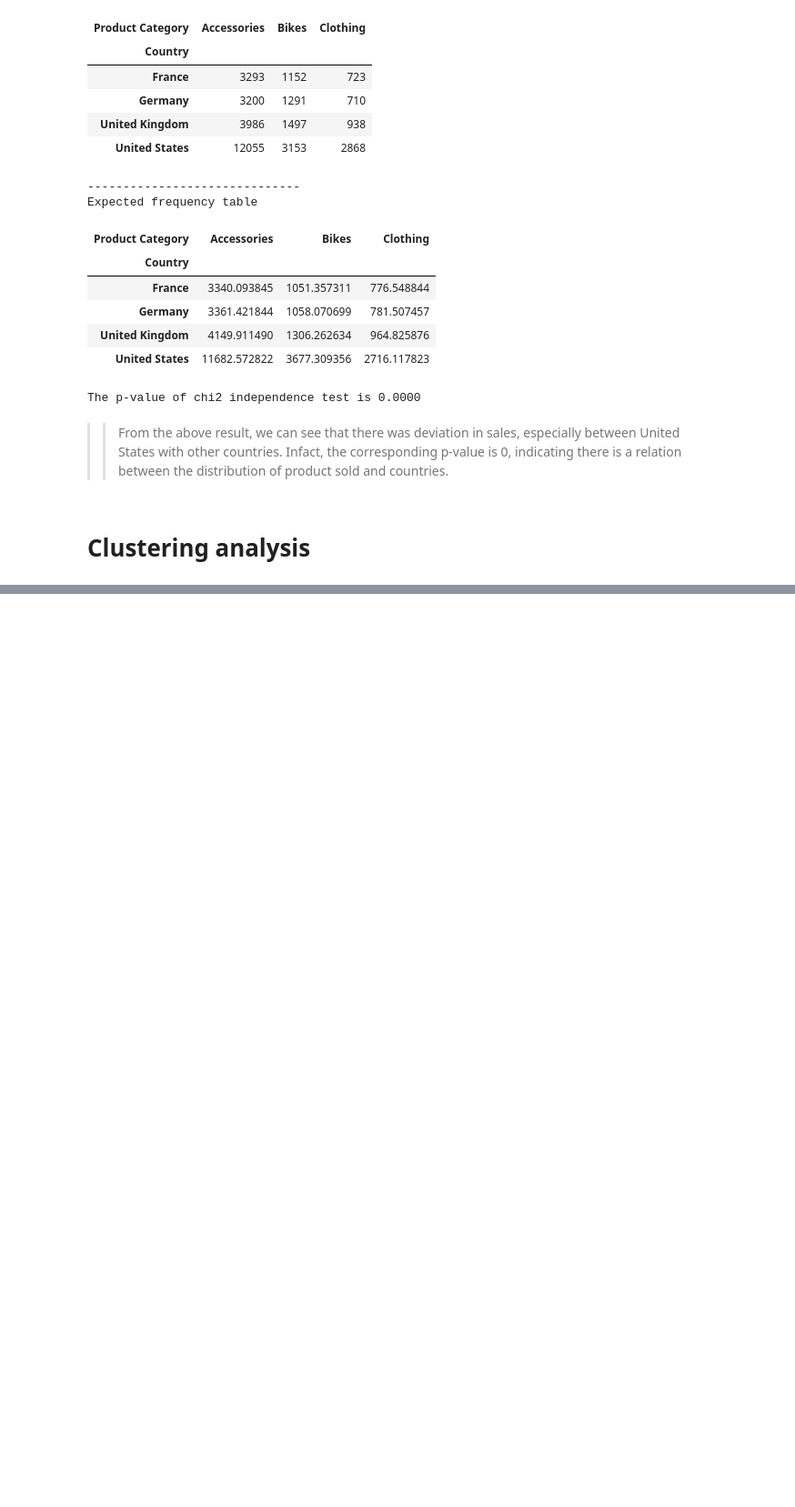
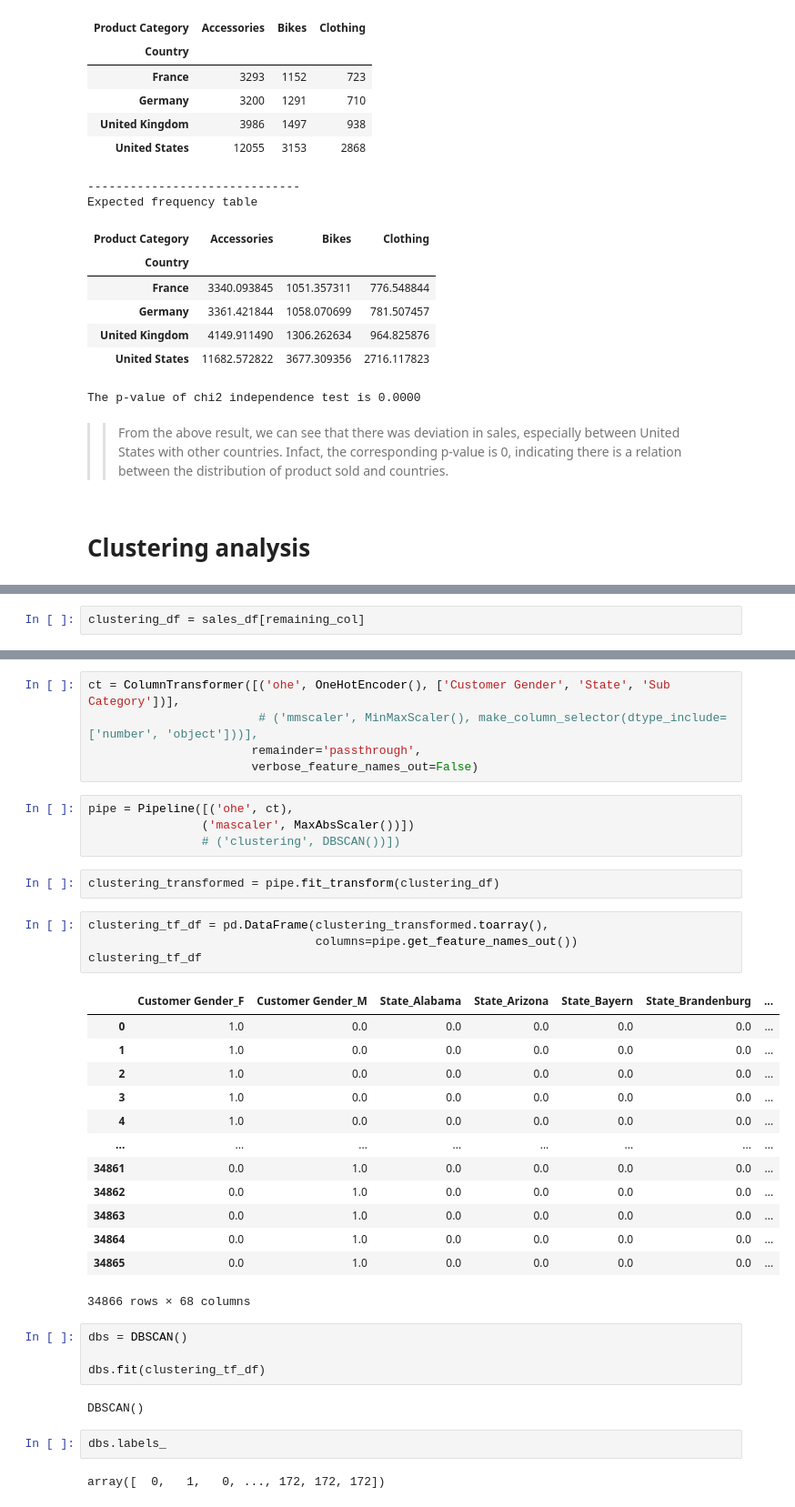
Before and after one commit to ShiYang1101/cycle_sales, a Jupyter notebook: bike_sales.ipynb, the cells around one changed output, grey strips where cells are left out. Shown at 91% size. Drawn from its saved outputs; the diff is of its cells as text; blank space fills up the shorter version.

Commit message:
Update on clustering in jupyter notebook

```diff
--- a/bike_sales.ipynb
+++ b/bike_sales.ipynb
@@ -219,0 +262,2 @@ The p-value of chi2 independence test is 0.0000
+# %%
+clustering_df = sales_df[remaining_col]
@@ -219,0 +274,39 @@ The p-value of chi2 independence test is 0.0000
+# %%
+ct = ColumnTransformer([('ohe', OneHotEncoder(), ['Customer Gender', 'State', 'Sub Category'])],
+                        # ('mmscaler', MinMaxScaler(), make_column_selector(dtype_include=['number', 'object']))],
+                       remainder='passthrough',
+                       verbose_feature_names_out=False)
+# %%
+pipe = Pipeline([('ohe', ct),
+                ('mascaler', MaxAbsScaler())])
+                # ('clustering', DBSCAN())])
+# %%
+clustering_transformed = pipe.fit_transform(clustering_df)
+# %%
+clustering_tf_df = pd.DataFrame(clustering_transformed.toarray(),
+                                columns=pipe.get_feature_names_out())
+clustering_tf_df
+# %% [output]
+|  | Customer Gender_F | Customer Gender_M | State_Alabama | State_Arizona | State_Bayern | State_Brandenburg | ... |
+| 0 | 1.0 | 0.0 | 0.0 | 0.0 | 0.0 | 0.0 | ... |
+| 1 | 1.0 | 0.0 | 0.0 | 0.0 | 0.0 | 0.0 | ... |
+| 2 | 1.0 | 0.0 | 0.0 | 0.0 | 0.0 | 0.0 | ... |
+| 3 | 1.0 | 0.0 | 0.0 | 0.0 | 0.0 | 0.0 | ... |
+| 4 | 1.0 | 0.0 | 0.0 | 0.0 | 0.0 | 0.0 | ... |
+| ... | ... | ... | ... | ... | ... | ... | ... |
+| 34861 | 0.0 | 1.0 | 0.0 | 0.0 | 0.0 | 0.0 | ... |
+| 34862 | 0.0 | 1.0 | 0.0 | 0.0 | 0.0 | 0.0 | ... |
+| 34863 | 0.0 | 1.0 | 0.0 | 0.0 | 0.0 | 0.0 | ... |
+| 34864 | 0.0 | 1.0 | 0.0 | 0.0 | 0.0 | 0.0 | ... |
+| 34865 | 0.0 | 1.0 | 0.0 | 0.0 | 0.0 | 0.0 | ... |
+34866 rows × 68 columns
+# %%
+dbs = DBSCAN()
+
+dbs.fit(clustering_tf_df)
+# %% [output]
+DBSCAN()
+# %%
+dbs.labels_
+# %% [output]
+array([  0,   1,   0, ..., 172, 172, 172])
```
Also changed, not shown: parts of 8 cells of this notebook, 1 other file.
